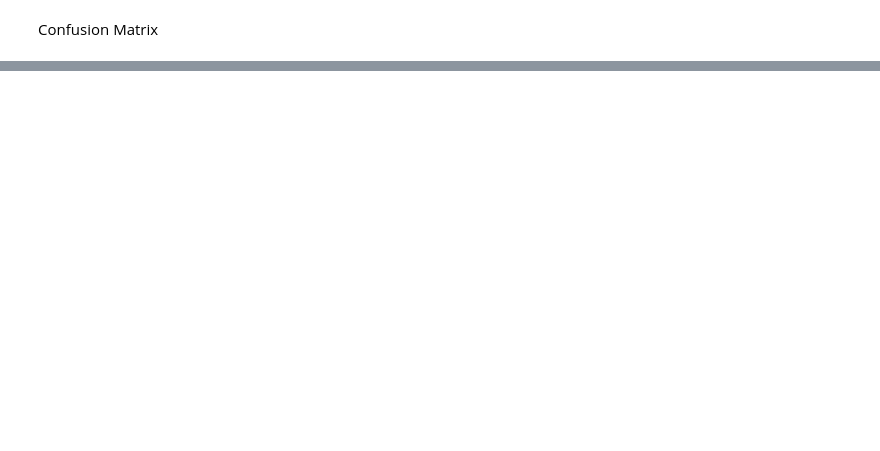
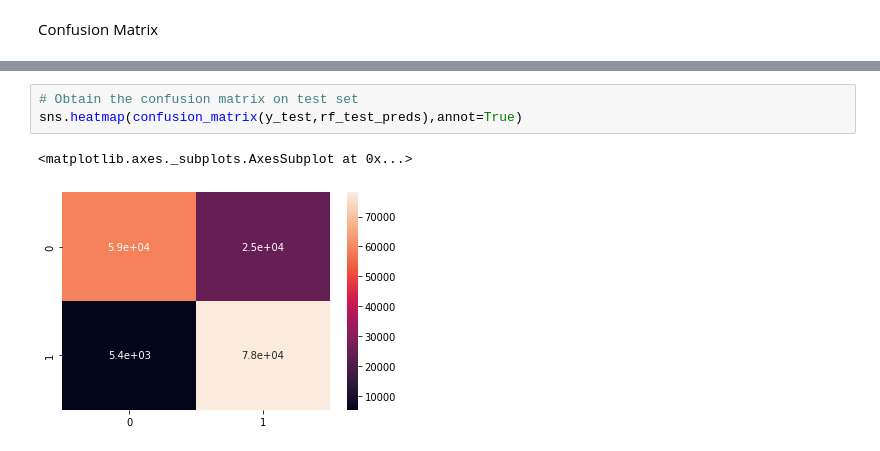
Before and after one commit to agrawalkunal2/insurance-cross_sell, a Jupyter notebook: HEALTH_INSURANCE_CROSS_SELL_PREDICTION.ipynb, the cells around one changed output, grey strips where cells are left out. Cells and saved outputs as stored; diff of their text form; blank space fills up the shorter version.

```diff
--- a/HEALTH_INSURANCE_CROSS_SELL_PREDICTION.ipynb
+++ b/HEALTH_INSURANCE_CROSS_SELL_PREDICTION.ipynb
@@ -1346,0 +1390,6 @@ AUC: 0.940
+# %%
+# Obtain the confusion matrix on test set
+sns.heatmap(confusion_matrix(y_test,rf_test_preds),annot=True)
+# %% [output]
+<matplotlib.axes._subplots.AxesSubplot at 0x...>
+[figure, added]
```
Also changed, not shown: parts of 115 cells of this notebook.
